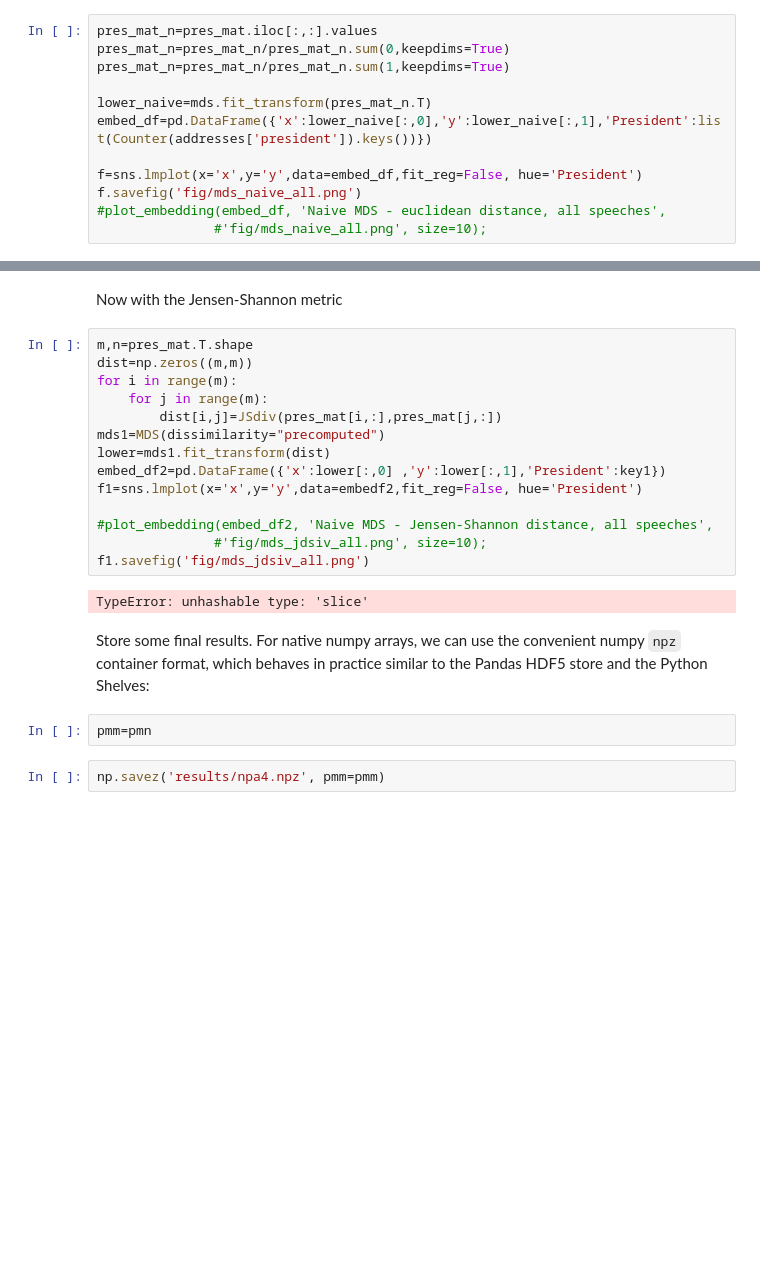
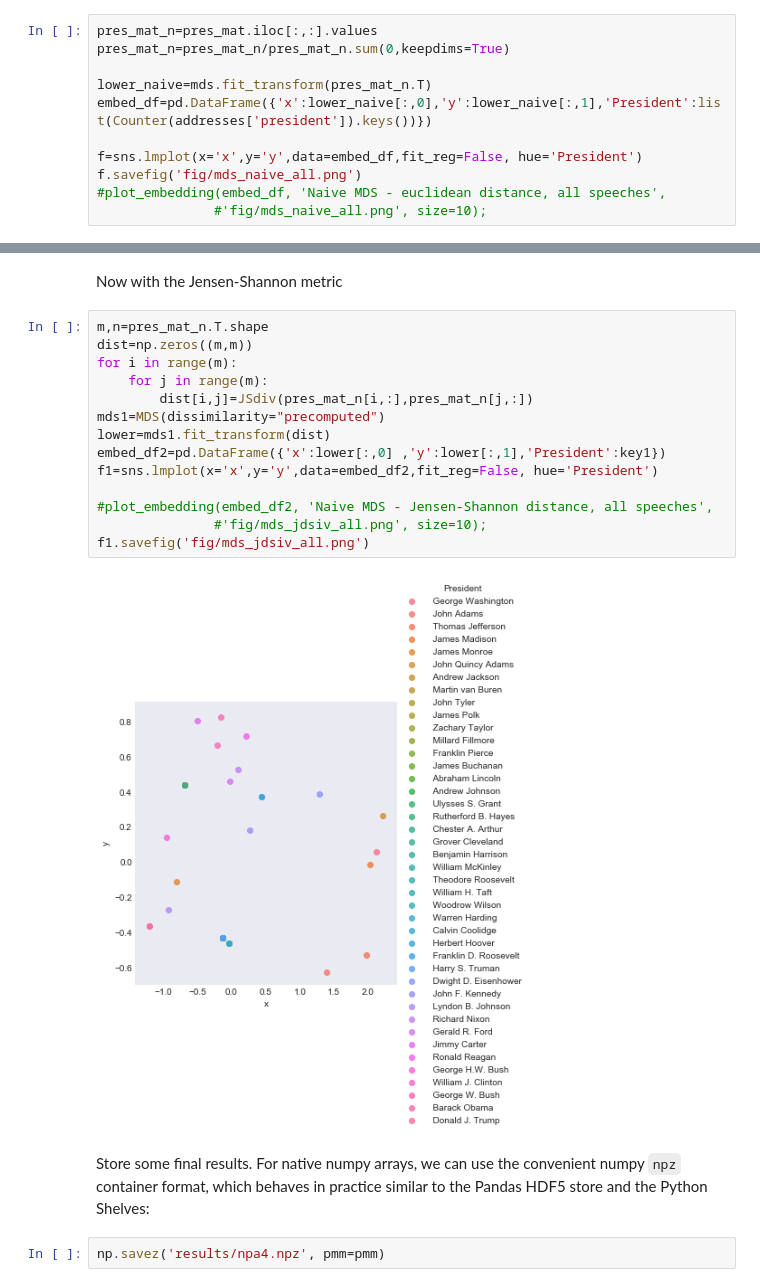
Before and after one commit to junemore/stat-159-data-science-, a Jupyter notebook: state_of_the_union_analysis-p4.ipynb, the cells around one changed output, grey strips where cells are left out. Saved outputs shown, nothing was run; the diff lists cells and outputs as text; blank space fills up the shorter version.

```diff
--- a/state_of_the_union_analysis-p4.ipynb
+++ b/state_of_the_union_analysis-p4.ipynb
@@ -204,7 +205,6 @@ We make a similar naive plot embedding using the $L^2$ distance.
 # %%
 pres_mat_n=pres_mat.iloc[:,:].values
 pres_mat_n=pres_mat_n/pres_mat_n.sum(0,keepdims=True)
-pres_mat_n=pres_mat_n/pres_mat_n.sum(1,keepdims=True)
 
 lower_naive=mds.fit_transform(pres_mat_n.T)
 embed_df=pd.DataFrame({'x':lower_naive[:,0],'y':lower_naive[:,1],'President':list(Counter(addresses['president']).keys())})
@@ -218,24 +218,22 @@ f.savefig('fig/mds_naive_all.png')
 # %% [markdown]
 Now with the Jensen-Shannon metric
 # %%
-m,n=pres_mat.T.shape
+m,n=pres_mat_n.T.shape
 dist=np.zeros((m,m))
 for i in range(m):
     for j in range(m):
-        dist[i,j]=JSdiv(pres_mat[i,:],pres_mat[j,:])
+        dist[i,j]=JSdiv(pres_mat_n[i,:],pres_mat_n[j,:])
 mds1=MDS(dissimilarity="precomputed")
 lower=mds1.fit_transform(dist)
 embed_df2=pd.DataFrame({'x':lower[:,0] ,'y':lower[:,1],'President':key1})
-f1=sns.lmplot(x='x',y='y',data=embedf2,fit_reg=False, hue='President')
+f1=sns.lmplot(x='x',y='y',data=embed_df2,fit_reg=False, hue='President')
 
 #plot_embedding(embed_df2, 'Naive MDS - Jensen-Shannon distance, all speeches',
                #'fig/mds_jdsiv_all.png', size=10);
 f1.savefig('fig/mds_jdsiv_all.png')
 # %% [output]
-TypeError: unhashable type: 'slice'
+[figure, added]
 # %% [markdown]
 Store some final results. For native numpy arrays, we can use the convenient numpy `npz` container format, which behaves in practice similar to the Pandas HDF5 store and the Python Shelves:
-# %%
-pmm=pmn
 # %%
 np.savez('results/npa4.npz', pmm=pmm)
```
Also changed, not shown: parts of 4 cells of this notebook, 3 other files.
